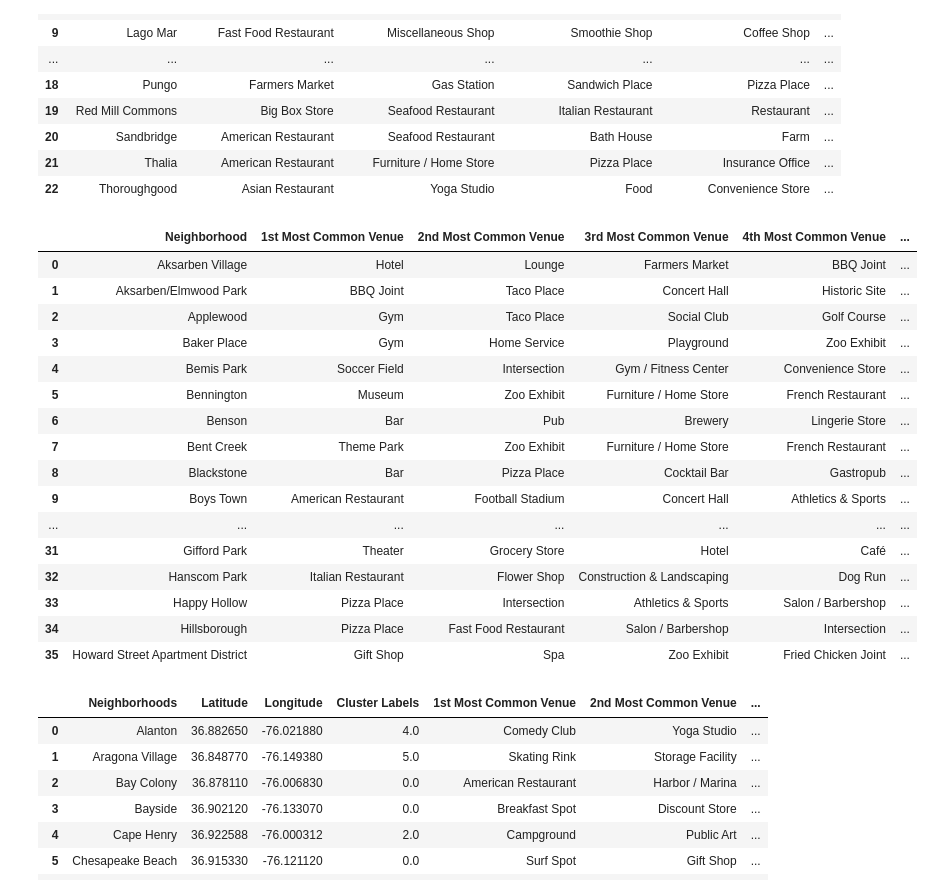
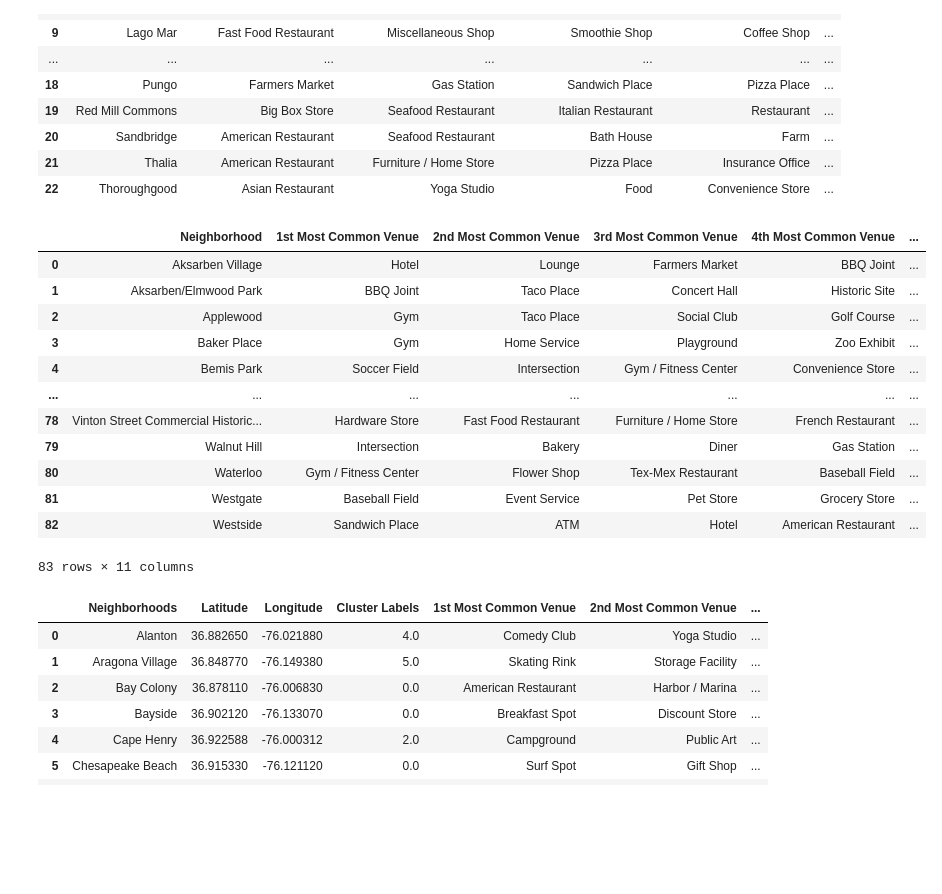
Before and after one commit to AliasRustico/Coursera_Capstone, a Jupyter notebook: Battle of the neighborhoods.ipynb, the cells around one changed output. Cells and saved outputs as stored; diff of their text form; code cells hidden in the pictures; blank space fills up the shorter version.

```diff
--- a/Battle of the neighborhoods.ipynb
+++ b/Battle of the neighborhoods.ipynb
@@ -60,7 +65,7 @@ mapvb = folium.Map(location=[latitudevb, longitudevb], zoom_start=11)
 for lat, lng, neighborhood in zip(vbneighdf['Latitude'],  vbneighdf['Longitude'], vbneighdf['Neighborhoods']):
  label = '{}'.format(neighborhood)
  label = folium.Popup(label, parse_html=True)
- folium.CircleMarker([lat, lng],radius=5,popup=label,color='#93b6ed',fill=True,fill_color='#c0d7fa',fill_opacity=0.7).add_to(mapvb)
+ folium.CircleMarker([lat, lng],radius=5,popup=label,color='#17d44a',fill=True,fill_color='#54de79',fill_opacity=0.7).add_to(mapvb)
 mapvb
 # %% [output]
 The coordinated of VB 36.8529841, -75.9774183.
@@ -551,27 +556,23 @@ neighborhoodvenues_sortedvb.head(36)
 # %%
 neighborhoodvenues_sortedom =pd.DataFrame(columns=columns)
 neighborhoodvenues_sortedom['Neighborhood'] = omgroup['Neighborhood']
 for ind in np.arange(omgroup.shape[0]):
     neighborhoodvenues_sortedom.iloc[ind, 1:] = return_most_common_venues(omgroup.iloc[ind, :], num_top_venues)
-neighborhoodvenues_sortedom.head(36)
+neighborhoodvenues_sortedom.head(86)
 # %% [output]
 |  | Neighborhood | 1st Most Common Venue | 2nd Most Common Venue | 3rd Most Common Venue | 4th Most Common Venue | ... |
 | 0 | Aksarben Village | Hotel | Lounge | Farmers Market | BBQ Joint | ... |
 | 1 | Aksarben/Elmwood Park | BBQ Joint | Taco Place | Concert Hall | Historic Site | ... |
 | 2 | Applewood | Gym | Taco Place | Social Club | Golf Course | ... |
 | 3 | Baker Place | Gym | Home Service | Playground | Zoo Exhibit | ... |
 | 4 | Bemis Park | Soccer Field | Intersection | Gym / Fitness Center | Convenience Store | ... |
-| 5 | Bennington | Museum | Zoo Exhibit | Furniture / Home Store | French Restaurant | ... |
-| 6 | Benson | Bar | Pub | Brewery | Lingerie Store | ... |
-| 7 | Bent Creek | Theme Park | Zoo Exhibit | Furniture / Home Store | French Restaurant | ... |
-| 8 | Blackstone | Bar | Pizza Place | Cocktail Bar | Gastropub | ... |
-| 9 | Boys Town | American Restaurant | Football Stadium | Concert Hall | Athletics & Sports | ... |
 | ... | ... | ... | ... | ... | ... | ... |
-| 31 | Gifford Park | Theater | Grocery Store | Hotel | Café | ... |
-| 32 | Hanscom Park | Italian Restaurant | Flower Shop | Construction & Landscaping | Dog Run | ... |
-| 33 | Happy Hollow | Pizza Place | Intersection | Athletics & Sports | Salon / Barbershop | ... |
-| 34 | Hillsborough | Pizza Place | Fast Food Restaurant | Salon / Barbershop | Intersection | ... |
-| 35 | Howard Street Apartment District | Gift Shop | Spa | Zoo Exhibit | Fried Chicken Joint | ... |
+| 78 | Vinton Street Commercial Historic... | Hardware Store | Fast Food Restaurant | Furniture / Home Store | French Restaurant | ... |
+| 79 | Walnut Hill | Intersection | Bakery | Diner | Gas Station | ... |
+| 80 | Waterloo | Gym / Fitness Center | Flower Shop | Tex-Mex Restaurant | Baseball Field | ... |
+| 81 | Westgate | Baseball Field | Event Service | Pet Store | Grocery Store | ... |
+| 82 | Westside | Sandwich Place | ATM | Hotel | American Restaurant | ... |
+83 rows × 11 columns
 # %%
 clustersvb= 7
 clustersom= 8
```
Also changed, not shown: parts of 4 cells of this notebook, 3 other files.
